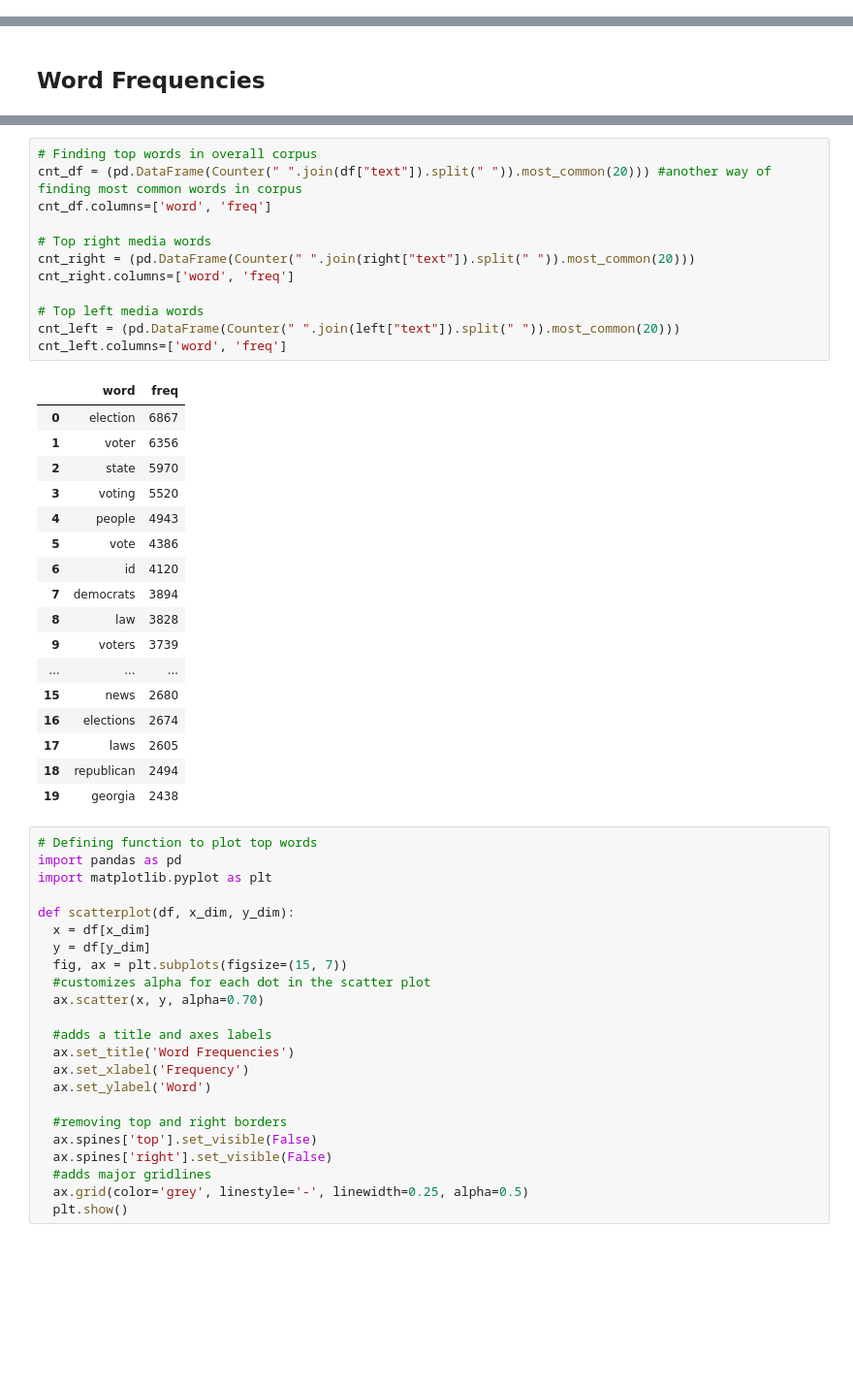
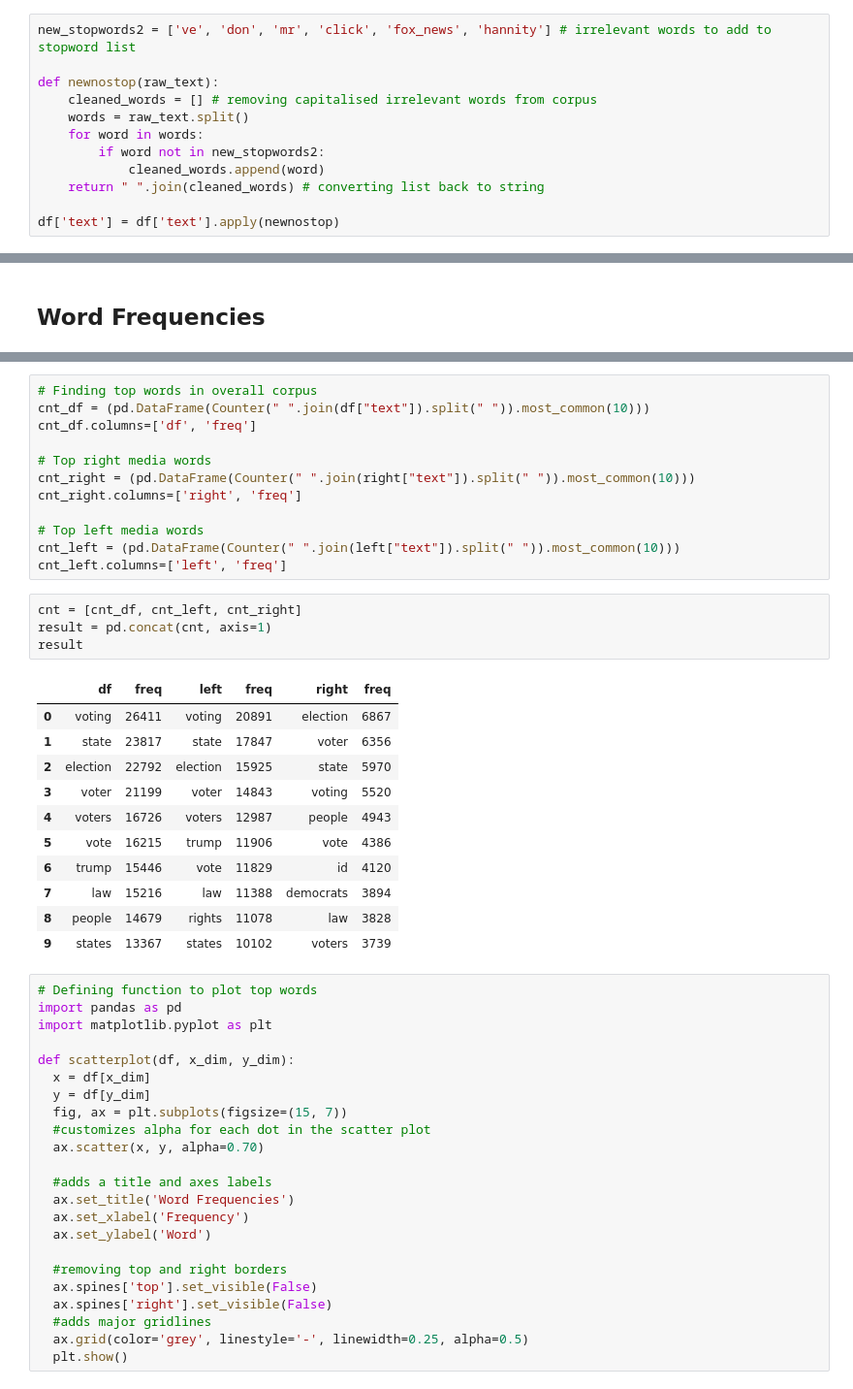
Before and after one commit to analoncur3/ASCoR-Project, a Jupyter notebook: Analysis/Descriptive-Stats/Preprocessing.ipynb, the cells around one changed output, grey strips where cells are left out. Shown: that part at 97% size. Cells and saved outputs as stored; diff of their text form; blank space fills up the shorter version.

```diff
--- a/Analysis/Descriptive-Stats/Preprocessing.ipynb
+++ b/Analysis/Descriptive-Stats/Preprocessing.ipynb
@@ -187,0 +223,12 @@ len(tokenized)
+# %%
+new_stopwords2 = ['ve', 'don', 'mr', 'click', 'fox_news', 'hannity'] # irrelevant words to add to stopword list
+
+def newnostop(raw_text):
+    cleaned_words = [] # removing capitalised irrelevant words from corpus
+    words = raw_text.split()
+    for word in words:
+        if word not in new_stopwords2:
+            cleaned_words.append(word)
+    return " ".join(cleaned_words) # converting list back to string
+
+df['text'] = df['text'].apply(newnostop)
@@ -197,33 +293,31 @@ right = ideology.get_group('right')
 # %%
 # Finding top words in overall corpus
-cnt_df = (pd.DataFrame(Counter(" ".join(df["text"]).split(" ")).most_common(20))) #another way of finding most common words in corpus
-cnt_df.columns=['word', 'freq']
+cnt_df = (pd.DataFrame(Counter(" ".join(df["text"]).split(" ")).most_common(10)))
+cnt_df.columns=['df', 'freq']
 
 # Top right media words
-cnt_right = (pd.DataFrame(Counter(" ".join(right["text"]).split(" ")).most_common(20)))
-cnt_right.columns=['word', 'freq']
+cnt_right = (pd.DataFrame(Counter(" ".join(right["text"]).split(" ")).most_common(10)))
+cnt_right.columns=['right', 'freq']
 
 # Top left media words
-cnt_left = (pd.DataFrame(Counter(" ".join(left["text"]).split(" ")).most_common(20)))
-cnt_left.columns=['word', 'freq']
+cnt_left = (pd.DataFrame(Counter(" ".join(left["text"]).split(" ")).most_common(10)))
+cnt_left.columns=['left', 'freq']
-# %% [output]
-|  | word | freq |
-| 0 | election | 6867 |
-| 1 | voter | 6356 |
-| 2 | state | 5970 |
-| 3 | voting | 5520 |
-| 4 | people | 4943 |
-| 5 | vote | 4386 |
-| 6 | id | 4120 |
-| 7 | democrats | 3894 |
-| 8 | law | 3828 |
-| 9 | voters | 3739 |
-| ... | ... | ... |
-| 15 | news | 2680 |
-| 16 | elections | 2674 |
-| 17 | laws | 2605 |
-| 18 | republican | 2494 |
-| 19 | georgia | 2438 |
+# %%
+cnt = [cnt_df, cnt_left, cnt_right]
+result = pd.concat(cnt, axis=1)
+result
+# %% [output]
+|  | df | freq | left | freq | right | freq |
+| 0 | voting | 26411 | voting | 20891 | election | 6867 |
+| 1 | state | 23817 | state | 17847 | voter | 6356 |
+| 2 | election | 22792 | election | 15925 | state | 5970 |
+| 3 | voter | 21199 | voter | 14843 | voting | 5520 |
+| 4 | voters | 16726 | voters | 12987 | people | 4943 |
+| 5 | vote | 16215 | trump | 11906 | vote | 4386 |
+| 6 | trump | 15446 | vote | 11829 | id | 4120 |
+| 7 | law | 15216 | law | 11388 | democrats | 3894 |
+| 8 | people | 14679 | rights | 11078 | law | 3828 |
+| 9 | states | 13367 | states | 10102 | voters | 3739 |
 # %%
 # Defining function to plot top words
 import pandas as pd
```
Also changed, not shown: parts of 62 cells of this notebook.
